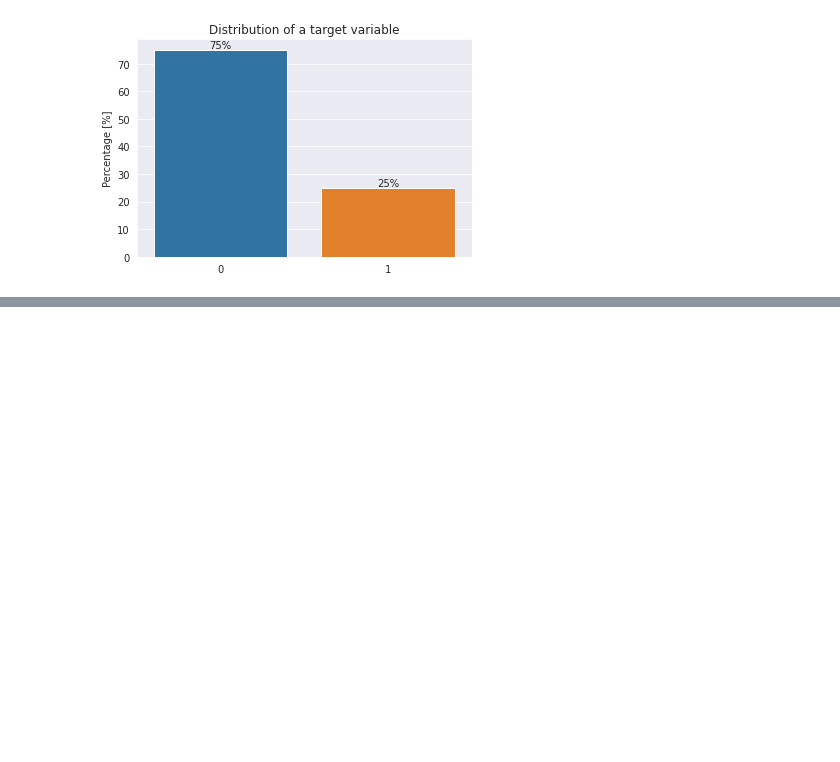
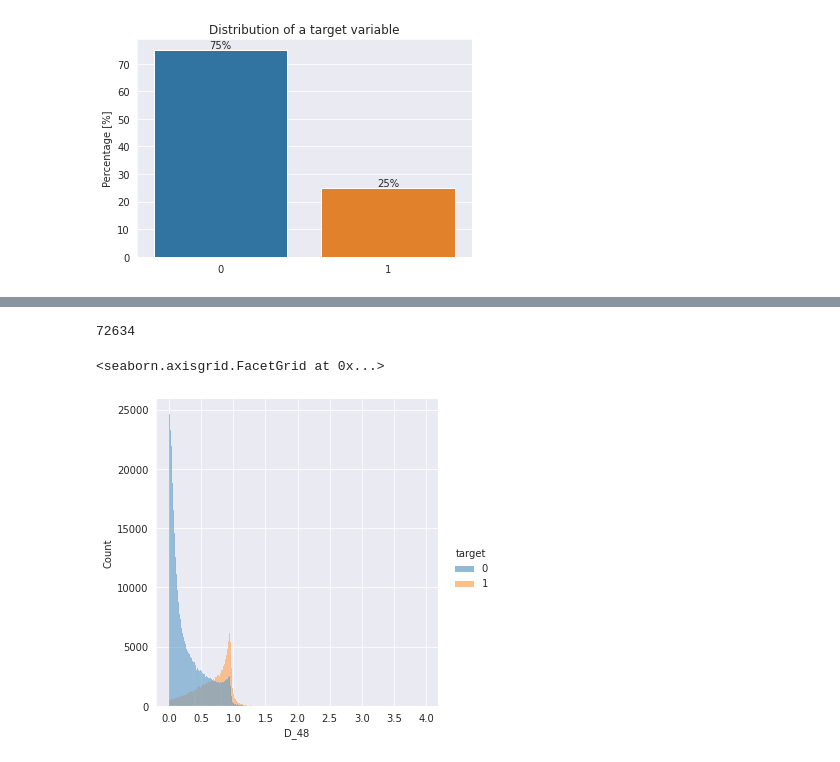
Before and after one commit to sankardevisharath/amex-default-prediction, a Jupyter notebook: notebooks/basic_eda.ipynb, the cells around one changed output, grey strips where cells are left out. Drawn from its saved outputs; the diff is of its cells as text; code cells hidden in the pictures; blank space fills up the shorter version.

```diff
--- a/notebooks/basic_eda.ipynb
+++ b/notebooks/basic_eda.ipynb
@@ -91,0 +107,5 @@ plt.show()
+# %%
+def sample_cust(df, labels, ratio_of_cust):
+    temp_df= train_raw[train_raw['customer_ID'].isin(labels['customer_ID'].sample(frac=ratio_of_cust))]
+    print('Percentage of dataset sampled is {:2f}'.format(len(temp_df)/len(df)))
+    return temp_df
@@ -91,0 +149,9 @@ plt.show()
+# %%
+sample_df['D_48'].isnull().sum()
+# %% [output]
+72634
+# %%
+sns.displot(data=sample_df, x='D_48', hue='target')
+# %% [output]
+<seaborn.axisgrid.FacetGrid at 0x...>
+[figure, added]
```
Also changed, not shown: parts of 10 cells of this notebook.
